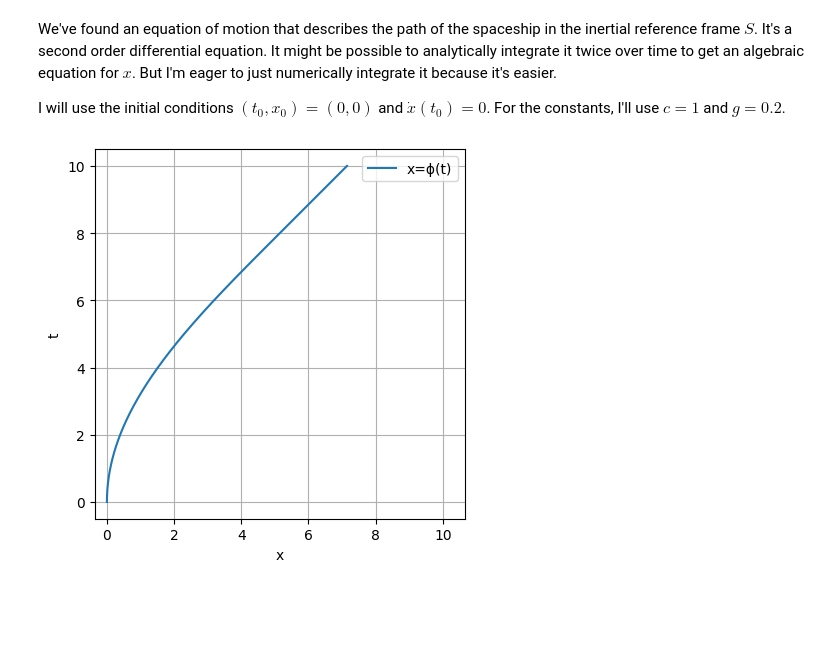
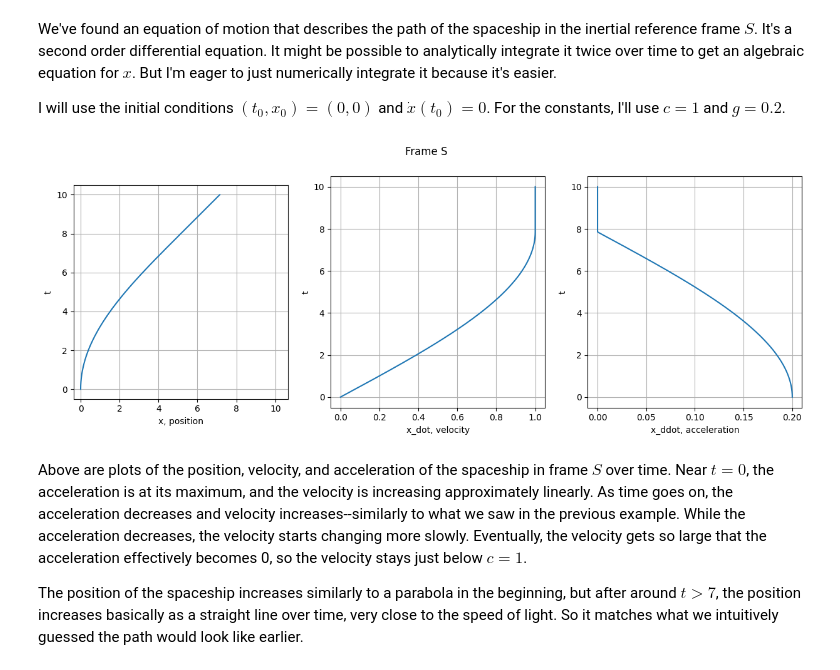
Before and after one commit to kurtamohler/physics-sims, a Jupyter notebook: notebooks/Special Relativity Acceleration.ipynb, the cells around one changed output. Saved outputs shown, nothing was run; the diff lists cells and outputs as text; code cells hidden in the pictures; blank space fills up the shorter version.

Commit message:
Updates to SR acceleration notes

```diff
--- a/notebooks/Special Relativity Acceleration.ipynb
+++ b/notebooks/Special Relativity Acceleration.ipynb
@@ -193,43 +203,67 @@ I will use the initial conditions $(t_0,x_0)=(0, 0)$ and $\dot x (t_0)= 0$. For
 # %%
 import physics_sims
 
 v0 = 0
 event0 = [0, 0]
 g = 0.2
 c = 1
 
 class ConstantProperAcceleration(physics_sims.Sim):
     def __init__(self, event0, v0, g):
         self.event = event0
         self.v = v0
         self.g = g
+        self.a = g
+
+    # Need to artificially limit velocity because of floating point error
+    def maybe_limit_v(self, v):
+        eps = 1e-8
+        if abs(v) > c - eps:
+            return np.sign(v) * (c - eps)
+        return v
 
     def calc_a(self, t, x, v):
-        # Limit the acceleration artificially to prevent floating point error
-        # from blowing it up.
-        if (abs(v) >= c):
-            self.v = np.sign(v) * c
-            return 0
-        return self.g * np.sqrt(1 - (v/c)**2)
+        v = self.maybe_limit_v(v)
+        res = self.g * np.sqrt(1 - (v/c)**2)
+        return res
 
     def update(self, sim_runner, dt):
         self.event[0], self.event[1], self.v = physics_sims.integrators.runge_kutta_4th_order(
             dt, self.event[0], self.event[1], self.v,
             self.calc_a
         )
+        self.v = self.maybe_limit_v(self.v)
+        self.a = self.calc_a(self.event[0], self.event[1], self.v)
 
     def state(self):
-        return [self.event[0], self.event[1], self.v]
+        return [self.event[0], self.event[1], self.v, self.a]
 
 traj = physics_sims.SimRunner().run_headless(
     ConstantProperAcceleration(event0, v0, g),
     10)
 
-plt.plot(traj.T[1], traj.T[0], label='x=ϕ(t)')
-plt.legend()
-plt.ylabel('t')
-plt.xlabel('x')
-plt.axis('square')
-plt.grid()
+fig, axes = plt.subplots(1, 3)
+fig.set_figwidth(15)
+
+plt.suptitle('Frame S')
+
+axes[0].plot(traj.T[1], traj.T[0])
+axes[0].set(xlabel='x, position', ylabel='t')
+axes[0].axis('square')
+
+axes[1].plot(traj.T[2], traj.T[0])
+axes[1].set(xlabel='x_dot, velocity', ylabel='t')
+
+axes[2].plot(traj.T[3], traj.T[0])
+axes[2].set(xlabel='x_ddot, acceleration', ylabel='t')
+
+for ax in axes:
+    ax.grid()
+
+plt.show()
 # %% [output]
-[figure, old version]
+[figure, new version]
+# %% [markdown]
+Above are plots of the position, velocity, and acceleration of the spaceship in frame $S$ over time. Near $t=0$, the acceleration is at its maximum, and the velocity is increasing approximately linearly. As time goes on, the acceleration decreases and velocity increases--similarly to what we saw in the previous example. While the acceleration decreases, the velocity starts changing more slowly. Eventually, the velocity gets so large that the acceleration effectively becomes 0, so the velocity stays just below $c=1$.
+
+The position of the spaceship increases similarly to a parabola in the beginning, but after around $t>7$, the position increases basically as a straight line over time, very close to the speed of light. So it matches what we intuitively guessed the path would look like earlier.
```
Also changed, not shown: parts of 6 cells of this notebook, 1 other file.
